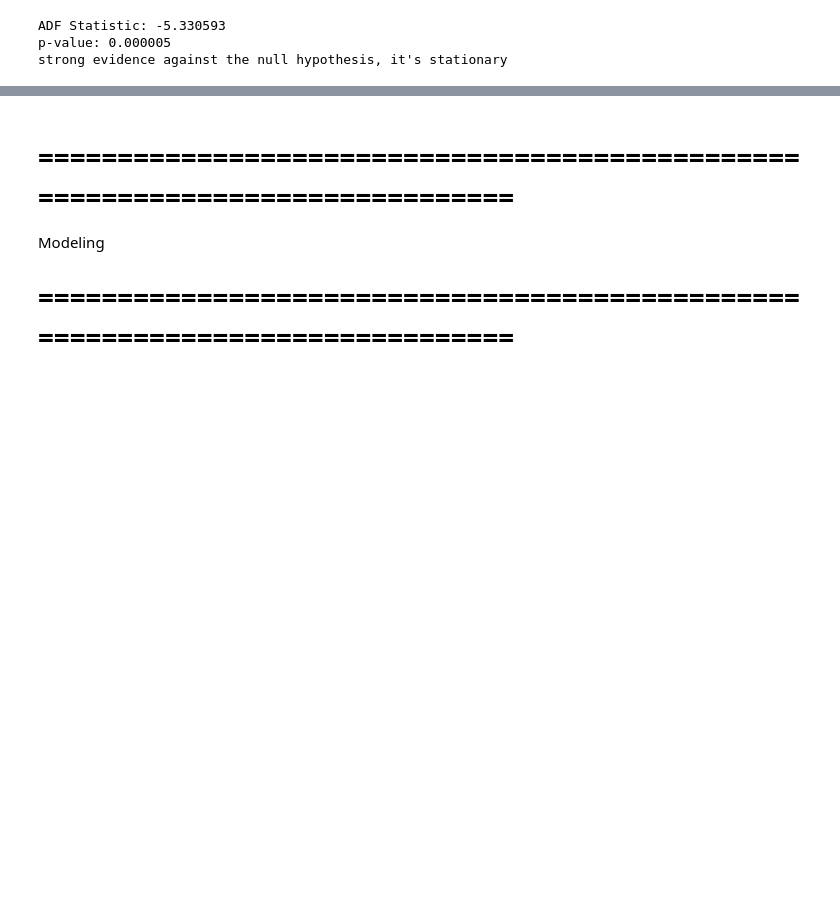
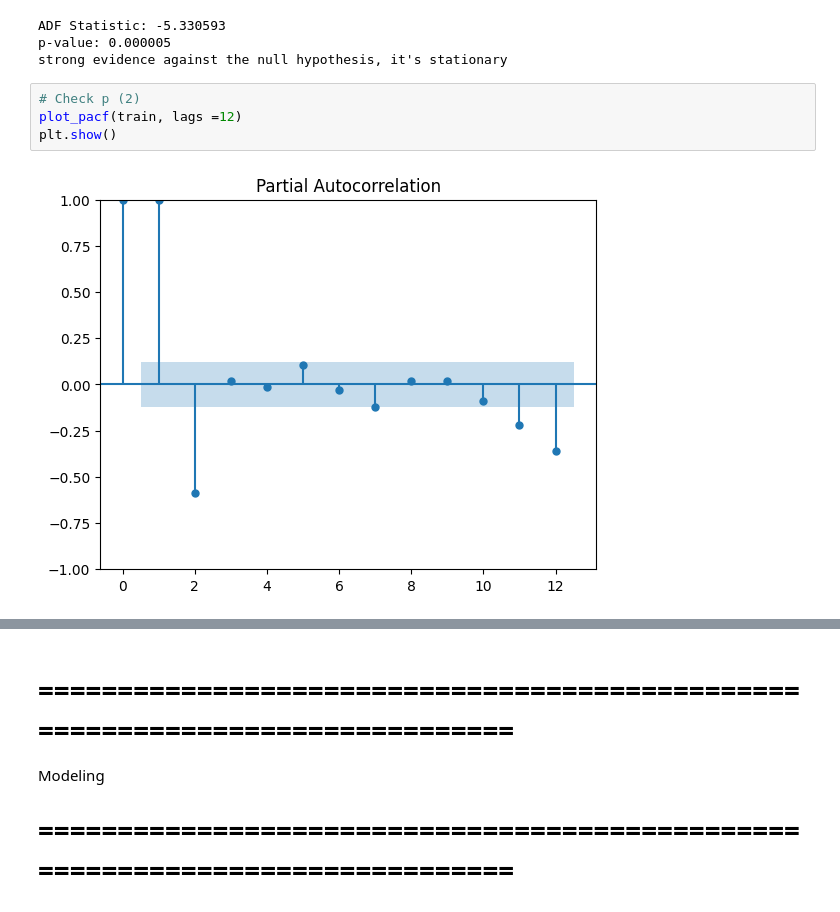
Before and after one commit to Nell87/forecasting_fuelprice, a Jupyter notebook: src/002.modeling.ipynb, the cells around one changed output, grey strips where cells are left out. Cells and saved outputs as stored; diff of their text form; blank space fills up the shorter version.

```diff
--- a/src/002.modeling.ipynb
+++ b/src/002.modeling.ipynb
@@ -155,3 +155,9 @@ adf_test(data_Diesel_FirstDiff)
 ADF Statistic: -5.330593
 p-value: 0.000005
 strong evidence against the null hypothesis, it's stationary
+# %%
+# Check p (2)
+plot_pacf(train, lags =12)
+plt.show()
+# %% [output]
+[figure, added]
```
Also changed, not shown: parts of 27 cells of this notebook, 1 other file.
